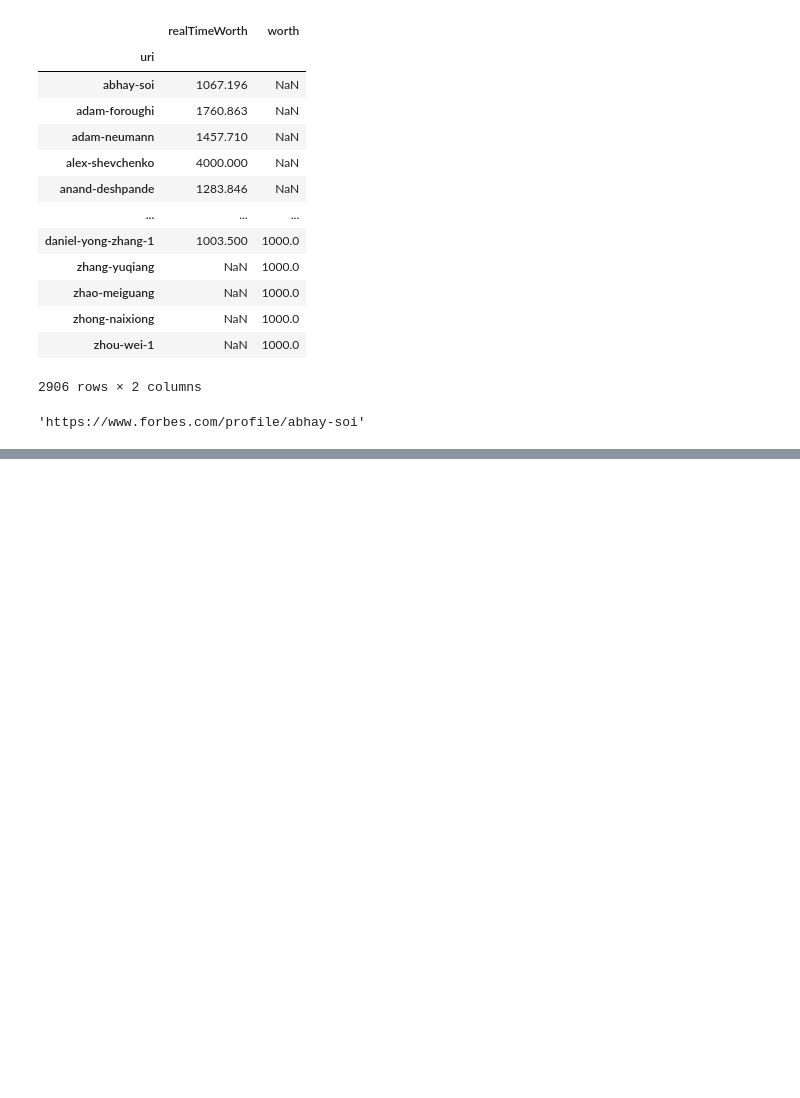
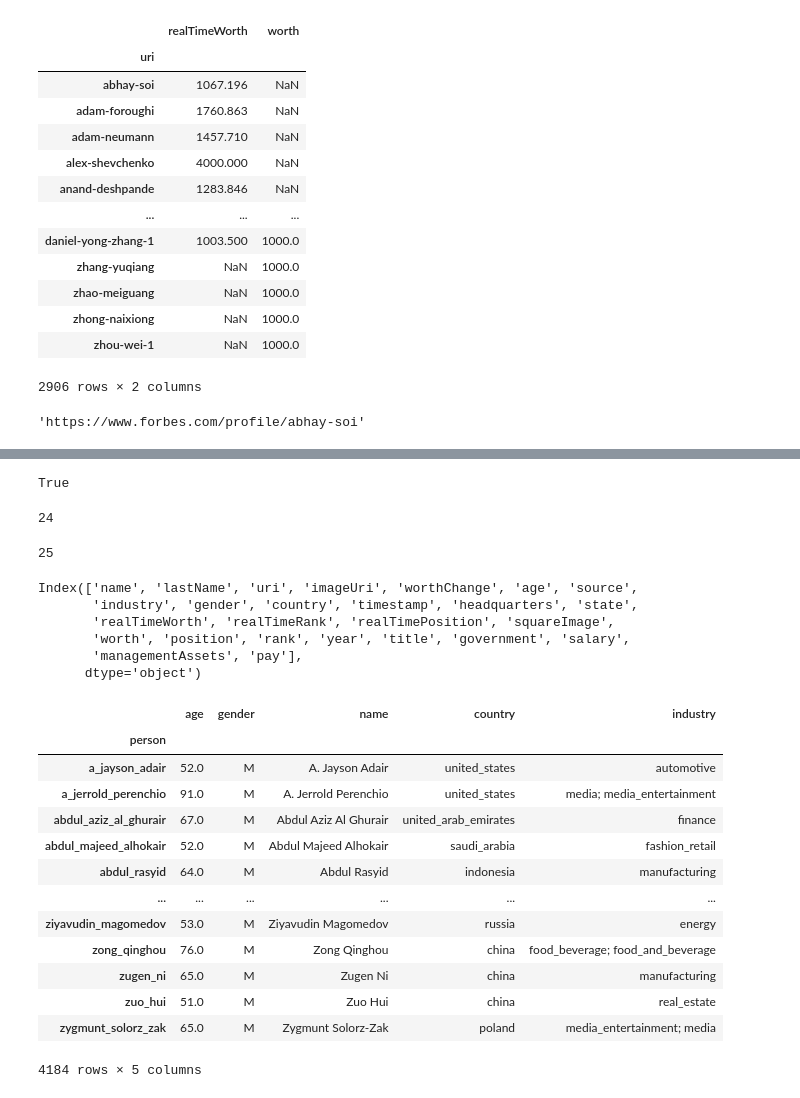
Before and after one commit to open-numbers/ddf--gapminder--billionaires, a Jupyter notebook: etl/notebooks/scraper.ipynb, the cells around one changed output, grey strips where cells are left out. Drawn from its saved outputs; the diff is of its cells as text; code cells hidden in the pictures; blank space fills up the shorter version.

```diff
--- a/etl/notebooks/scraper.ipynb
+++ b/etl/notebooks/scraper.ipynb
@@ -171,0 +553,13 @@ FileNotFoundError: [Errno 2] No such file or directory: '/c/Users/semio/Download
+# %%
+f = res2[res2.person == 'alexandra_schoerghuber'][['name', 'year', 'worth', 'uri']]
+is_broken_year_range(f)
+# %% [output]
+True
+# %%
+2021 - 1997
+# %% [output]
+24
+# %%
+len(list(range(1997, 2022)))
+# %% [output]
+25
@@ -171,0 +572,11 @@ FileNotFoundError: [Errno 2] No such file or directory: '/c/Users/semio/Download
+# %%
+ent = res2.groupby('person')['name', 'country', 'industry'].apply(combine_values)
+# %%
+res.columns
+# %% [output]
+Index(['name', 'lastName', 'uri', 'imageUri', 'worthChange', 'age', 'source',
+       'industry', 'gender', 'country', 'timestamp', 'headquarters', 'state',
+       'realTimeWorth', 'realTimeRank', 'realTimePosition', 'squareImage',
+       'worth', 'position', 'rank', 'year', 'title', 'government', 'salary',
+       'managementAssets', 'pay'],
+      dtype='object')
@@ -171,0 +585,32 @@ FileNotFoundError: [Errno 2] No such file or directory: '/c/Users/semio/Download
+# %%
+def get_last_value(frame):
+    values = dict()
+    for c in frame.columns:
+        d = frame[c].dropna()
+        if d.empty:
+            values[c] = np.nan
+        else:
+            values[c] = d.iloc[-1]
+    return pd.Series(values)
+# %%
+# ent_other = res2[['person', 'age', 'gender']].drop_duplicates(subset='person').set_index('person')
+ent_other = res2.groupby('person')['age', 'gender'].apply(get_last_value)
+# %%
+ent_all = pd.concat([ent_other, ent], axis=1)
+# %%
+ent_all
+# %% [output]
+|  | age | gender | name | country | industry |
+| person |  |  |  |  |  |
+| a_jayson_adair | 52.0 | M | A. Jayson Adair | united_states | automotive |
+| a_jerrold_perenchio | 91.0 | M | A. Jerrold Perenchio | united_states | media; media_entertainment |
+| abdul_aziz_al_ghurair | 67.0 | M | Abdul Aziz Al Ghurair | united_arab_emirates | finance |
+| abdul_majeed_alhokair | 52.0 | M | Abdul Majeed Alhokair | saudi_arabia | fashion_retail |
+| abdul_rasyid | 64.0 | M | Abdul Rasyid | indonesia | manufacturing |
+| ... | ... | ... | ... | ... | ... |
+| ziyavudin_magomedov | 53.0 | M | Ziyavudin Magomedov | russia | energy |
+| zong_qinghou | 76.0 | M | Zong Qinghou | china | food_beverage; food_and_beverage |
+| zugen_ni | 65.0 | M | Zugen Ni | china | manufacturing |
+| zuo_hui | 51.0 | M | Zuo Hui | china | real_estate |
+| zygmunt_solorz_zak | 65.0 | M | Zygmunt Solorz-Zak | poland | media_entertainment; media |
+4184 rows × 5 columns
```
Also changed, not shown: parts of 57 cells of this notebook, 1 other file.
